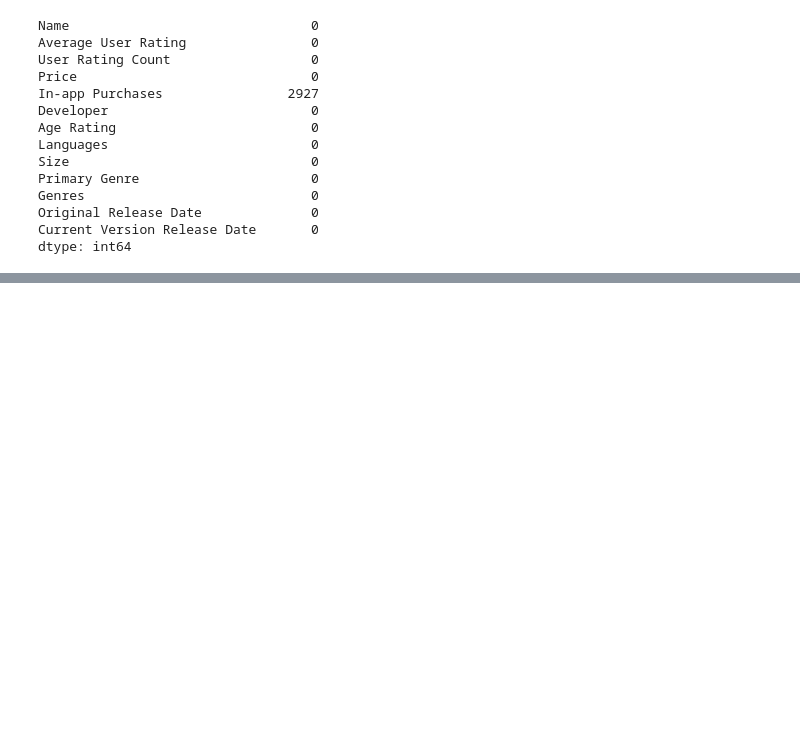
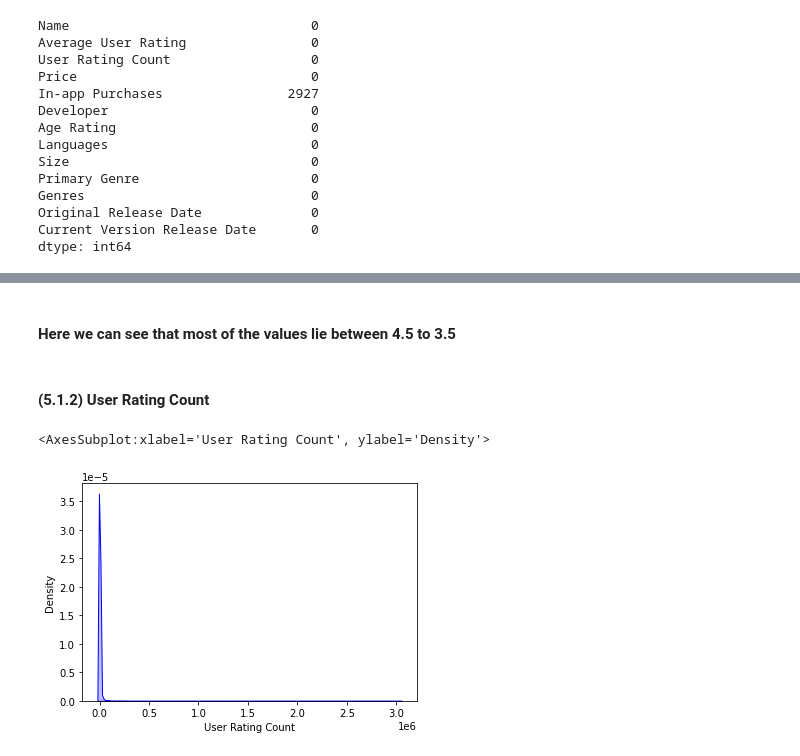
Before and after one commit to adiathi/Mobile-Games-Success-And-Failure-Rate, a Jupyter notebook: EDA Project.ipynb, the cells around one changed output, grey strips where cells are left out. Saved outputs shown, nothing was run; the diff lists cells and outputs as text; code cells hidden in the pictures; blank space fills up the shorter version.

```diff
--- a/EDA Project.ipynb
+++ b/EDA Project.ipynb
@@ -183,0 +269,10 @@ ndata['In-app Purchases'].nunique()
+# %% [markdown]
+#### Here we can see that most of the values lie between 4.5 to 3.5
+# %% [markdown]
+#### (5.1.2) User Rating Count
+# %%
+# ploting Ked graph with user rating count
+sea.kdeplot(ndata['User Rating Count'],shade= True, color='b')
+# %% [output]
+<AxesSubplot:xlabel='User Rating Count', ylabel='Density'>
+[figure, added]
```
Also changed, not shown: parts of 63 cells of this notebook, 1 other file.
